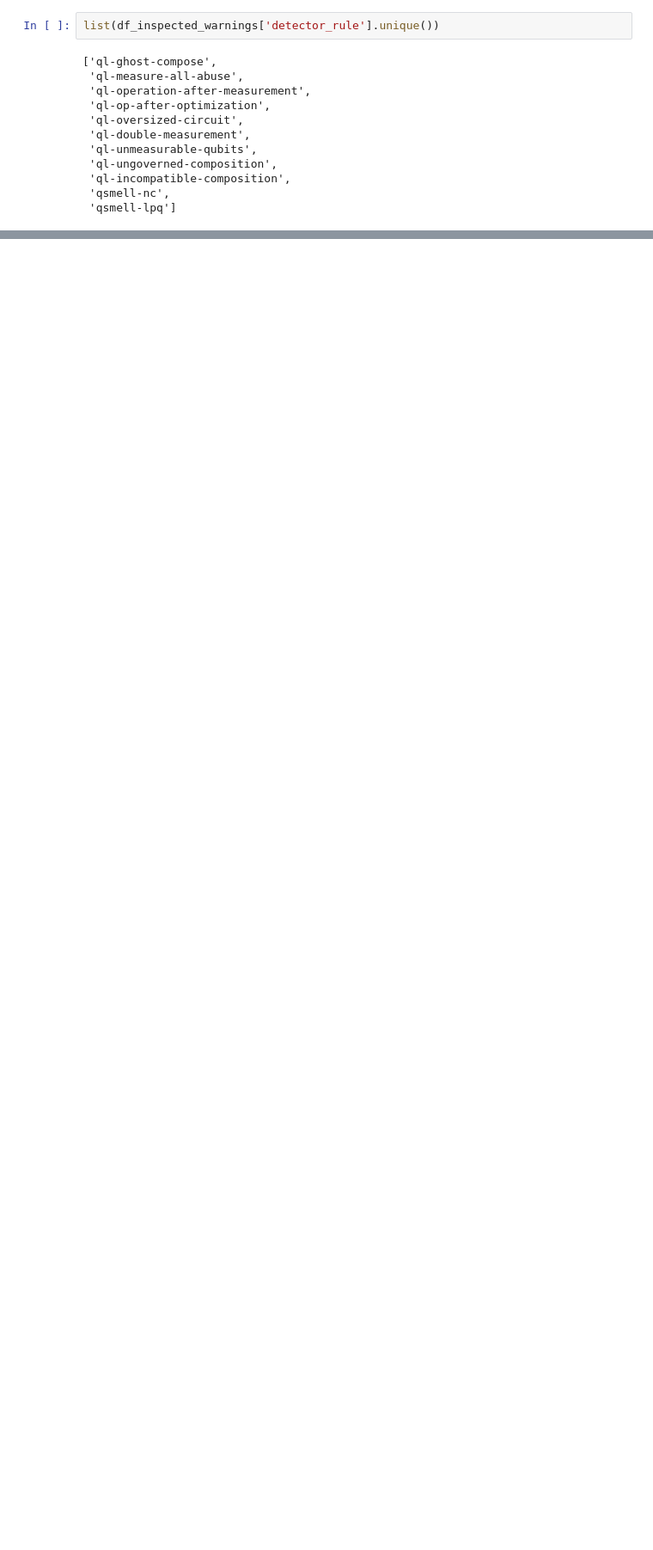
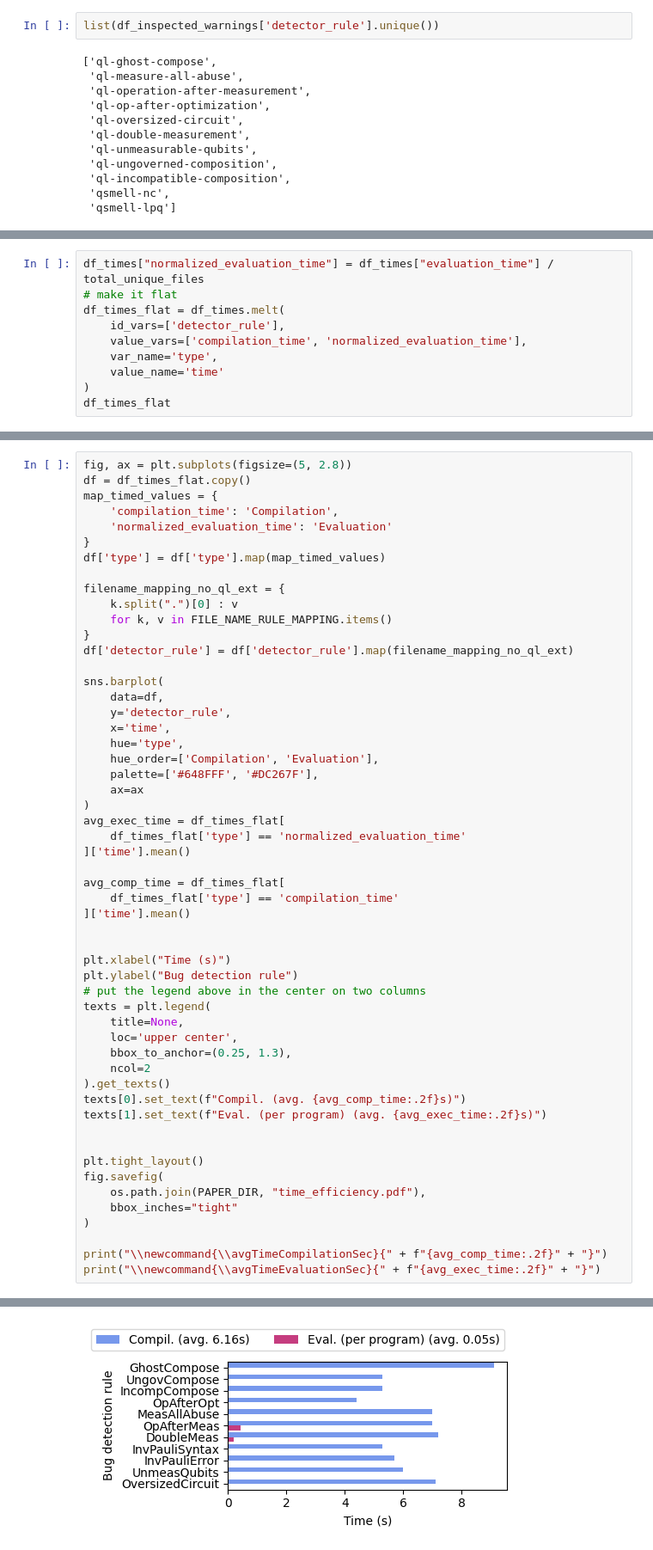
Before and after one commit to sola-st/LintQ, a Jupyter notebook: notebooks/08_Dataset_Stats.ipynb, the cells around one changed output, grey strips where cells are left out. Shown at 86% size. Cells and saved outputs as stored; diff of their text form; blank space fills up the shorter version.

Commit message:
add time analysis

```diff
--- a/notebooks/08_Dataset_Stats.ipynb
+++ b/notebooks/08_Dataset_Stats.ipynb
@@ -900,0 +994,10 @@ list(df_inspected_warnings['detector_rule'].unique())
+# %%
+df_times["normalized_evaluation_time"] = df_times["evaluation_time"] / total_unique_files
+# make it flat
+df_times_flat = df_times.melt(
+    id_vars=['detector_rule'],
+    value_vars=['compilation_time', 'normalized_evaluation_time'],
+    var_name='type',
+    value_name='time'
+)
+df_times_flat
@@ -900,0 +1022,55 @@ list(df_inspected_warnings['detector_rule'].unique())
+# %%
+fig, ax = plt.subplots(figsize=(5, 2.8))
+df = df_times_flat.copy()
+map_timed_values = {
+    'compilation_time': 'Compilation',
+    'normalized_evaluation_time': 'Evaluation'
+}
+df['type'] = df['type'].map(map_timed_values)
+
+filename_mapping_no_ql_ext = {
+    k.split(".")[0] : v
+    for k, v in FILE_NAME_RULE_MAPPING.items()
+}
+df['detector_rule'] = df['detector_rule'].map(filename_mapping_no_ql_ext)
+
+sns.barplot(
+    data=df,
+    y='detector_rule',
+    x='time',
+    hue='type',
+    hue_order=['Compilation', 'Evaluation'],
+    palette=['#648FFF', '#DC267F'],
+    ax=ax
+)
+avg_exec_time = df_times_flat[
+    df_times_flat['type'] == 'normalized_evaluation_time'
+]['time'].mean()
+
+avg_comp_time = df_times_flat[
+    df_times_flat['type'] == 'compilation_time'
+]['time'].mean()
+
+
+plt.xlabel("Time (s)")
+plt.ylabel("Bug detection rule")
+# put the legend above in the center on two columns
+texts = plt.legend(
+    title=None,
+    loc='upper center',
+    bbox_to_anchor=(0.25, 1.3),
+    ncol=2
+).get_texts()
+texts[0].set_text(f"Compil. (avg. {avg_comp_time:.2f}s)")
+texts[1].set_text(f"Eval. (per program) (avg. {avg_exec_time:.2f}s)")
+
+
+plt.tight_layout()
+fig.savefig(
+    os.path.join(PAPER_DIR, "time_efficiency.pdf"),
+    bbox_inches="tight"
+)
+
+print("\\newcommand{\\avgTimeCompilationSec}{" + f"{avg_comp_time:.2f}" + "}")
+print("\\newcommand{\\avgTimeEvaluationSec}{" + f"{avg_exec_time:.2f}" + "}")
+# %% [output]
@@ -900,0 +1079 @@ list(df_inspected_warnings['detector_rule'].unique())
+[figure, added]
```
Also changed, not shown: parts of 7 cells of this notebook, 5 other files.
